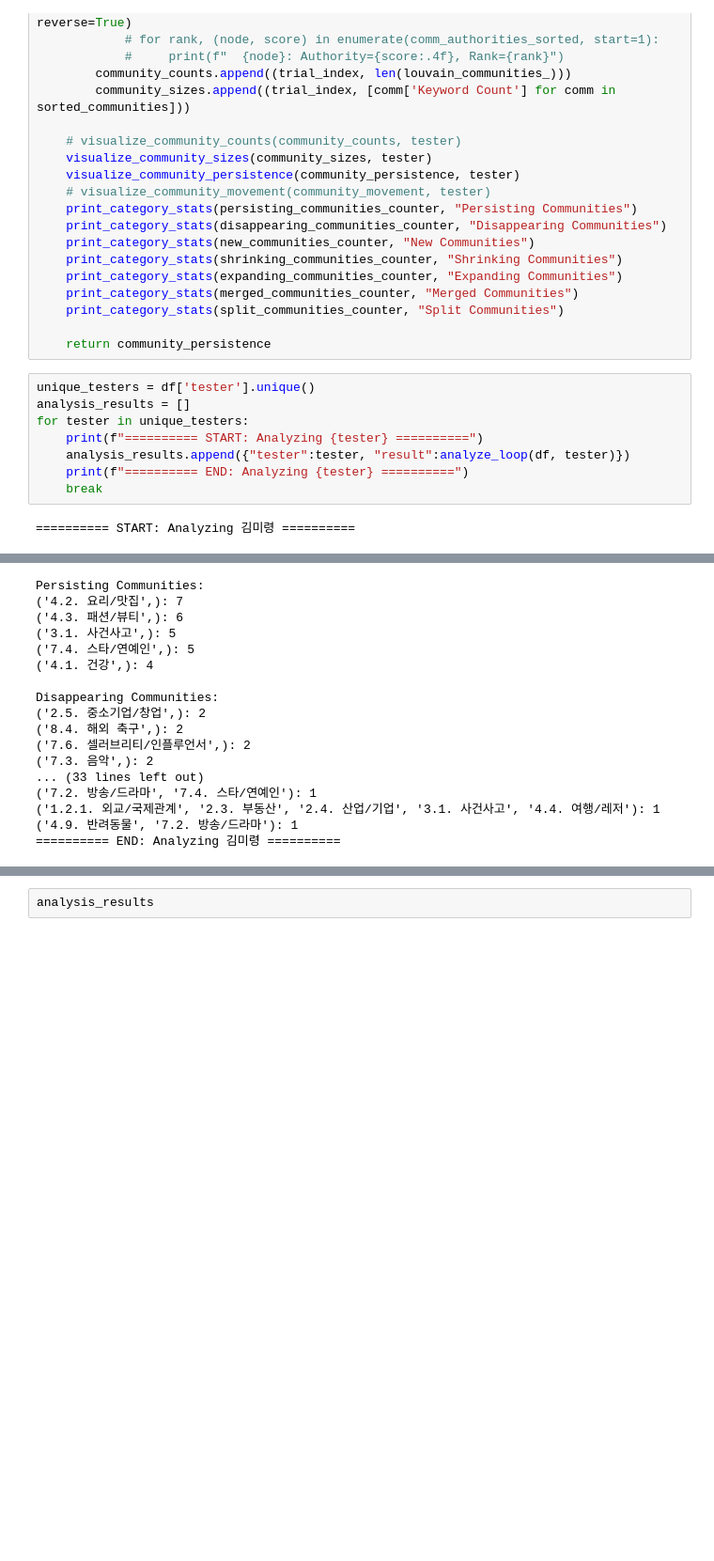
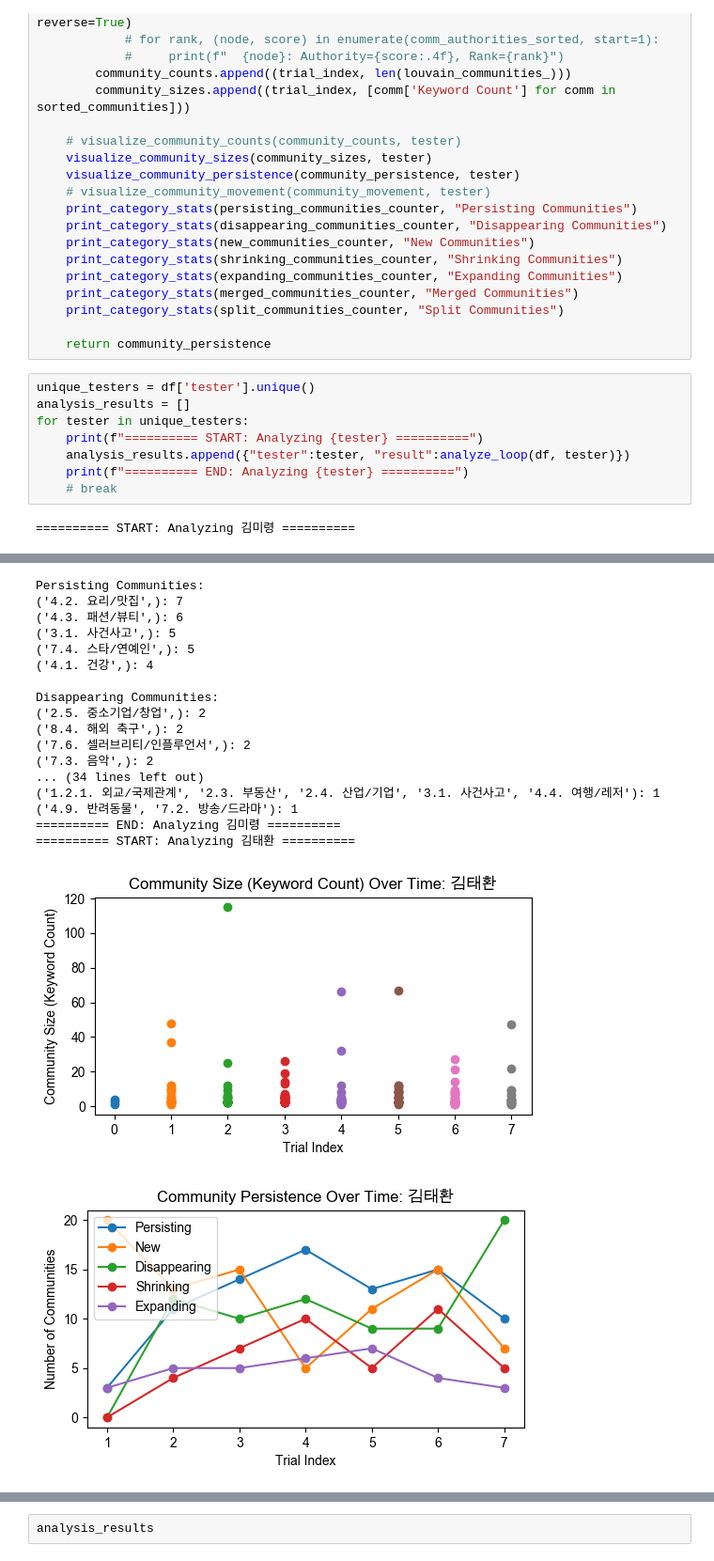
Before and after one commit to jangmino/dcrc-konkuk-discover, a Jupyter notebook: src/graph_analysis-polish2.ipynb, the cells around one changed output, grey strips where cells are left out. Shown at 94% size. Saved outputs shown, nothing was run; the diff lists cells and outputs as text; blank space fills up the shorter version.

```diff
--- a/src/graph_analysis-polish2.ipynb
+++ b/src/graph_analysis-polish2.ipynb
@@ -339,29 +339,31 @@ def analyze_loop(df, tester):
 # %%
 unique_testers = df['tester'].unique()
 analysis_results = []
 for tester in unique_testers:
     print(f"========== START: Analyzing {tester} ==========")
     analysis_results.append({"tester":tester, "result":analyze_loop(df, tester)})
     print(f"========== END: Analyzing {tester} ==========")
-    break
+    # break
 # %% [output]
 ========== START: Analyzing 김미령 ==========
 [figure]
 [figure]
 Persisting Communities:
 ('4.2. 요리/맛집',): 7
 ('4.3. 패션/뷰티',): 6
 ('3.1. 사건사고',): 5
 ('7.4. 스타/연예인',): 5
 ('4.1. 건강',): 4
 
 Disappearing Communities:
 ('2.5. 중소기업/창업',): 2
 ('8.4. 해외 축구',): 2
 ('7.6. 셀러브리티/인플루언서',): 2
 ('7.3. 음악',): 2
-... (33 lines left out)
-('7.2. 방송/드라마', '7.4. 스타/연예인'): 1
+... (34 lines left out)
 ('1.2.1. 외교/국제관계', '2.3. 부동산', '2.4. 산업/기업', '3.1. 사건사고', '4.4. 여행/레저'): 1
 ('4.9. 반려동물', '7.2. 방송/드라마'): 1
 ========== END: Analyzing 김미령 ==========
+========== START: Analyzing 김태환 ==========
+[figure, added]
+[figure, added]
```
Also changed, not shown: parts of 1 cell of this notebook.
